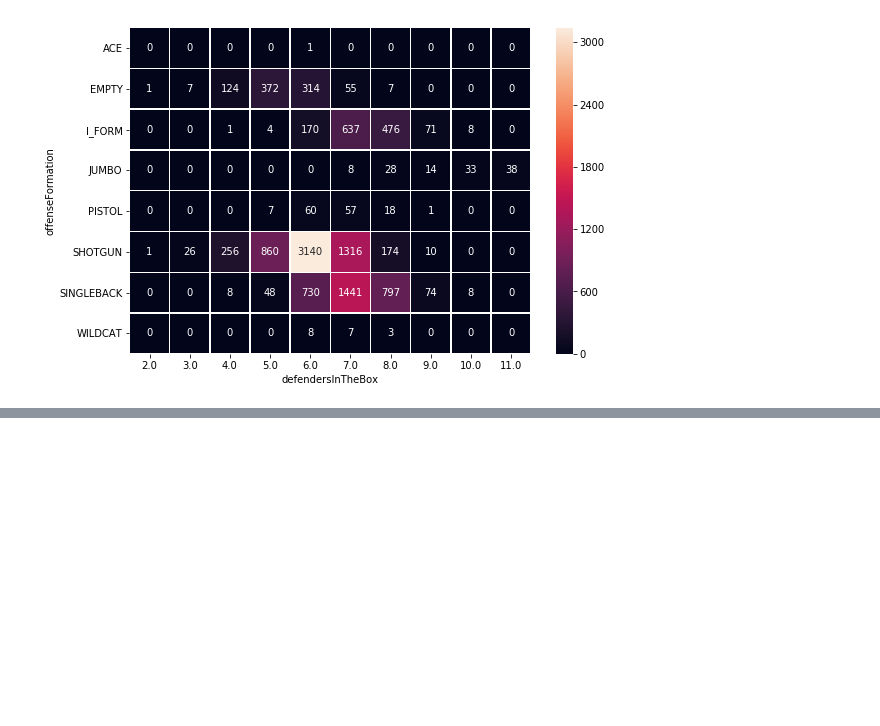
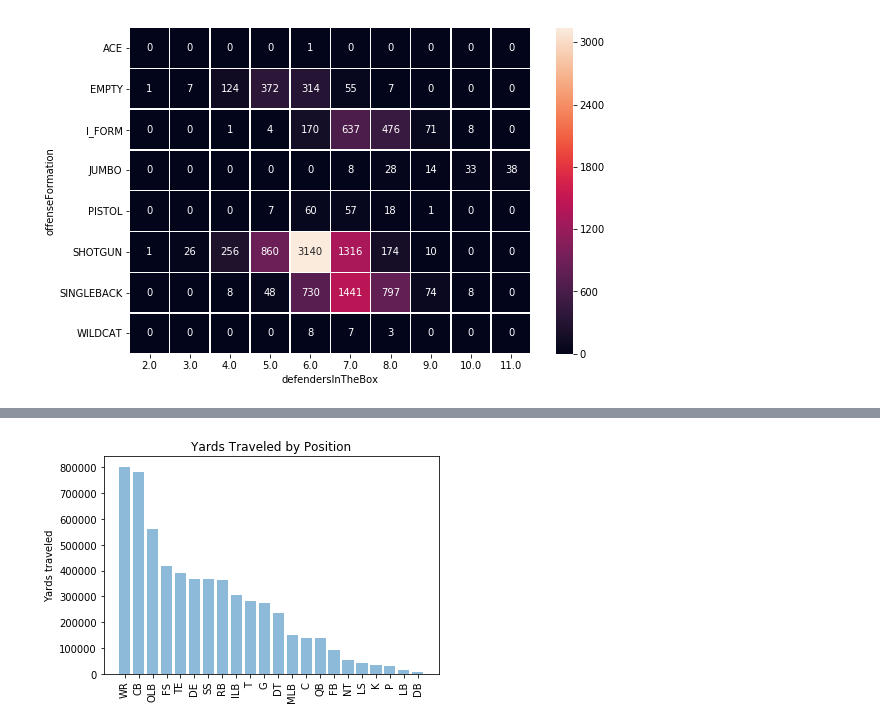
Before and after one commit to donw385/Big-Data-Bowl, a Jupyter notebook: Don_Wang_NFL_Data_Analysis.ipynb, the cells around one changed output, grey strips where cells are left out. Cells and saved outputs as stored; diff of their text form; code cells hidden in the pictures; blank space fills up the shorter version.

```diff
--- a/Don_Wang_NFL_Data_Analysis.ipynb
+++ b/Don_Wang_NFL_Data_Analysis.ipynb
@@ -1289,0 +1311,5 @@ merged_tracking_total
+# %%
+merged_tracking_total_position = pd.merge(merged_tracking_total, players[['nflId','displayName','PositionAbbr']])
+merged_tracking_total_position= merged_tracking_total_position.groupby('PositionAbbr').aggregate(np.sum).sort_values(by=['dis'], ascending=False)
+merged_tracking_total_position = merged_tracking_total_position.reset_index()
+merged_tracking_total_position
@@ -1306,0 +1358,16 @@ plt.show()
+# %%
+
+objects3 = merged_tracking_total_position['PositionAbbr']
+y_pos3 = np.arange(len(objects3))
+performance3 = merged_tracking_total_position['dis']
+
+plt.bar(y_pos3, performance3, align='center', alpha=0.5)
+plt.xticks(y_pos3, objects3)
+plt.ylabel('Yards traveled')
+plt.title('Yards Traveled by Position')
+plt.xticks(rotation='vertical')
+
+
+plt.show()
+# %% [output]
+[figure, added]
```
Also changed, not shown: parts of 6 cells of this notebook.
